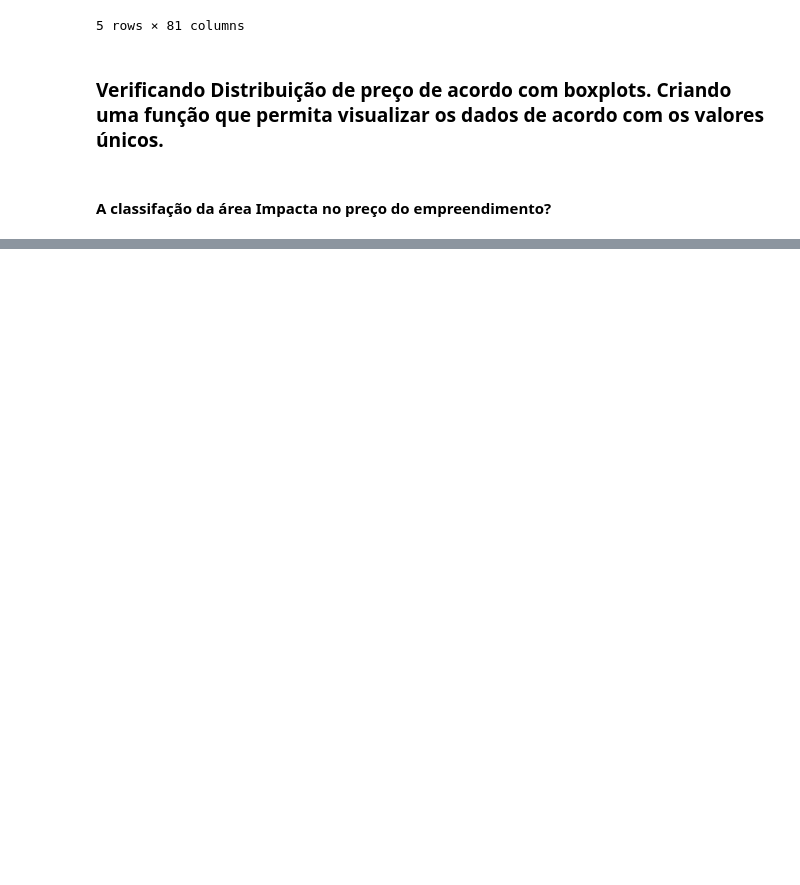
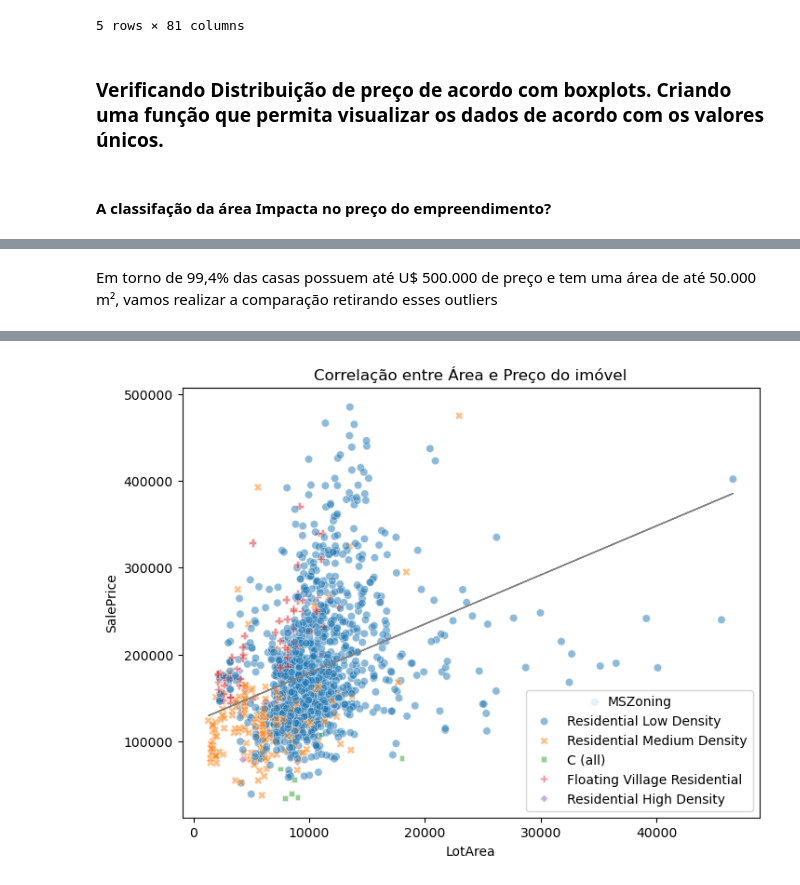
Before and after one commit to luizgsangelo/DailyML, a Jupyter notebook: Housing Prices/Tratamento dos dados - EDA.ipynb, the cells around one changed output, grey strips where cells are left out. Drawn from its saved outputs; the diff is of its cells as text; code cells hidden in the pictures; blank space fills up the shorter version.

```diff
--- a/Housing Prices/Tratamento dos dados - EDA.ipynb
+++ b/Housing Prices/Tratamento dos dados - EDA.ipynb
@@ -320,0 +346,9 @@ train[train["MSZoning"] == "Residential Low Density"]["SalePrice"].hist()
+# %%
+price_category_bins = list(range(0, 800000 + 1, 100000))
+Lot_area_category_bins = list(range(0, 250000 + 1, 50000))
+
+train["cat_area"] = pd.cut(train["LotArea"], bins=Lot_area_category_bins)
+train["cat_price"] = pd.cut(train["SalePrice"], bins=price_category_bins)
+
+freq_area = tabela_de_frequencia(train, "cat_area", "SalePrice")
+freq_price = tabela_de_frequencia(train, "cat_price", "LotArea")
@@ -320,0 +376,68 @@ train[train["MSZoning"] == "Residential Low Density"]["SalePrice"].hist()
+# %% [markdown]
+Em torno de 99,4% das casas possuem até U$ 500.000 de preço e tem uma área de até 50.000 m², vamos realizar a comparação retirando esses outliers
+# %%
+## Testando versão sem outliers
+
+teste_de_filtro = train[(train["LotArea"] <= 50000) & (train["SalePrice"] <= 500000)]
+
+from sklearn.linear_model import LinearRegression
+from sklearn.metrics import mean_squared_error, r2_score
+
+modelo = LinearRegression()
+
+X = teste_de_filtro[["LotArea"]]
+y = teste_de_filtro["SalePrice"]
+
+modelo.fit(X, y)
+
+previsto = modelo.predict(X)
+
+# Coeficiente
+coeficiente_sem_outliers = modelo.coef_
+print("coeficiente:\n", coeficiente_sem_outliers)
+intercept_sem_outliers = modelo.intercept_
+print("intercept: \n", intercept_sem_outliers)
+mse_sem_outliers = round(mean_squared_error(y, previsto), 2)
+print("mean_square_error: \n", mse_sem_outliers)
+r2_sem_outliers = r2_score(y, previsto)
+print("coeficiente de determinação: \n", r2_com_outliers)
+
+plt.figure(figsize=(8, 6))
+plt.title("Correlação entre Área e Preço do imóvel")
+sns.scatterplot(
+    teste_de_filtro,
+    x="LotArea",
+    y="SalePrice",
+    hue="MSZoning",
+    alpha=0.5,
+    style="MSZoning",
+)
+plt.plot(X, previsto, color="gray", linewidth=1)
+plt.ylabel("SalePrice")
+plt.xlabel("LotArea")
+
+dataframe_de_comparação = pd.DataFrame(
+    {
+        "Modelo": ["Com Outliers", "Sem Outliers"],
+        "MSE": [mse_com_outliers, mse_sem_outliers],
+        "R2": [r2_com_outliers, r2_sem_outliers],
+        "Coef": [coeficiente_com_outliers, coeficiente_sem_outliers],
+        "Intercept": [intercept_com_outliers, intercept_sem_outliers],
+    }
+)
+
+dataframe_de_comparação_pivot = dataframe_de_comparação.set_index("Modelo").T
+dataframe_de_comparação_pivot["diff_bruta"] = abs(
+    dataframe_de_comparação_pivot["Com Outliers"]
+    - dataframe_de_comparação_pivot["Sem Outliers"]
+)
+dataframe_de_comparação_pivot["diff_percentual"] = round(
+    (
+        dataframe_de_comparação_pivot["Sem Outliers"]
+        / dataframe_de_comparação_pivot["Com Outliers"]
+    )
+    - 1,
+    2,
+)
+dataframe_de_comparação_pivot.head()
+# %% [output]
@@ -320,0 +457 @@ train[train["MSZoning"] == "Residential Low Density"]["SalePrice"].hist()
+[figure, added]
```
Also changed, not shown: parts of 14 cells of this notebook.
